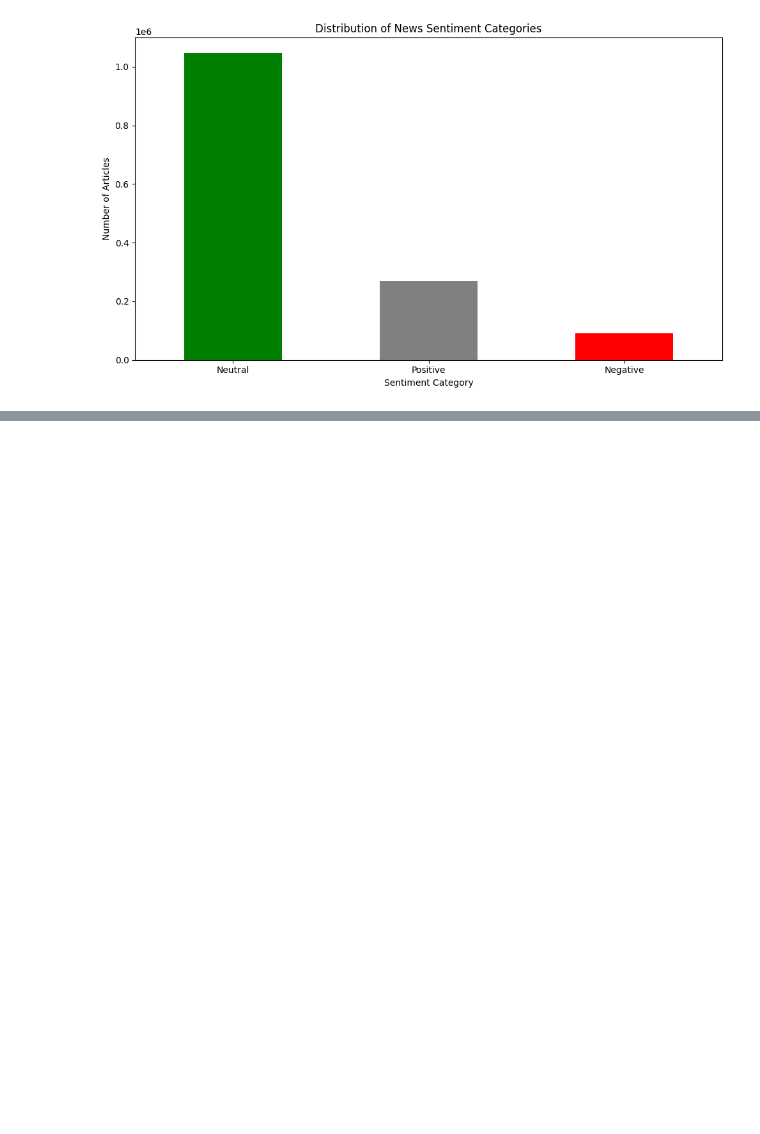
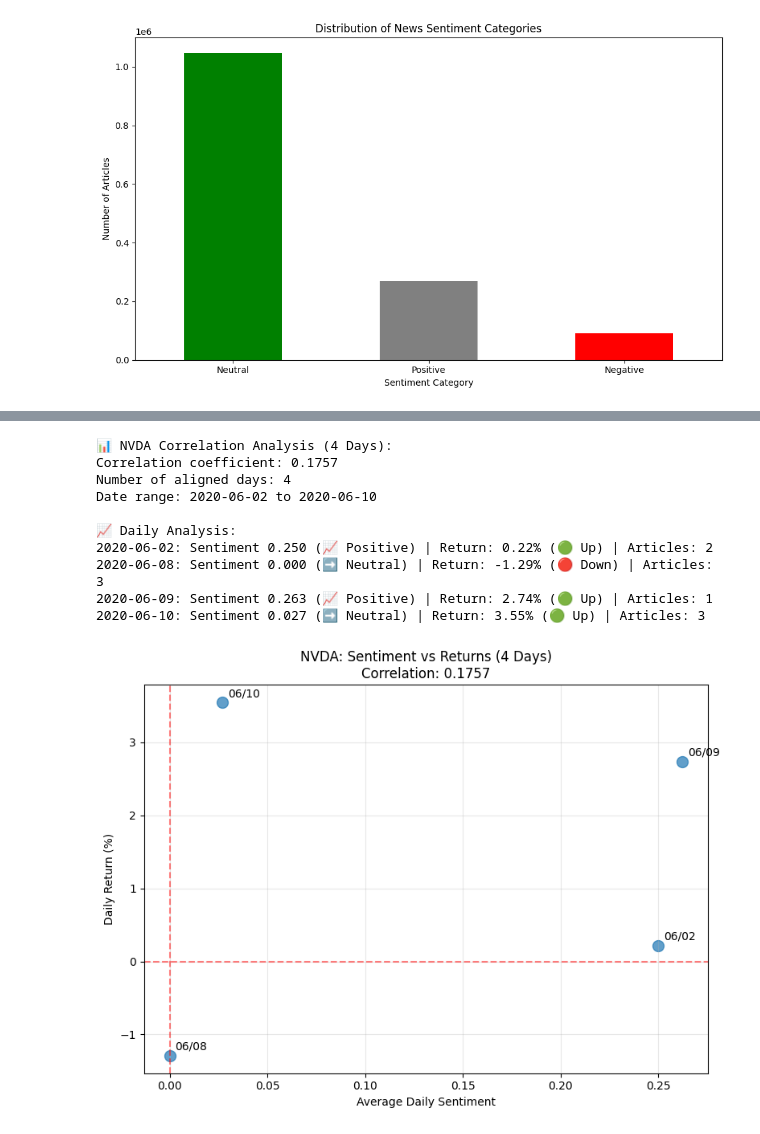
Before and after one commit to Josh747do/financial-news-analysis, a Jupyter notebook: notebooks/03_sentiment_correlation_analysis.ipynb, the cells around one changed output, grey strips where cells are left out. Cells and saved outputs as stored; diff of their text form; code cells hidden in the pictures; blank space fills up the shorter version.

Commit message:
complete Task 3 sentiment and correlation analysis with business insights

```diff
--- a/notebooks/03_sentiment_correlation_analysis.ipynb
+++ b/notebooks/03_sentiment_correlation_analysis.ipynb
@@ -111,12 +111,23 @@ Negative      90913
 Name: count, dtype: int64
 [figure]
 # %%
-# Cell 5: Prepare dates for alignment
+# Cell 5 (FIXED): Prepare dates for alignment
 print("📅 Preparing dates for alignment...")
 
-# Convert news dates (they're already datetime from Task 1)
-news_df['date'] = pd.to_datetime(news_df['date'])
-news_df['news_date'] = news_df['date'].dt.date  # Extract just the date part
+# Check the current date format
+print("Date column info:")
+print(f"Data type: {news_df['date'].dtype}")
+print(f"Sample dates: {news_df['date'].iloc[:5].tolist()}")
+
+# If dates are already datetime, we can use them directly
+if news_df['date'].dtype == 'object':
+    # They need conversion
+    news_df['date'] = pd.to_datetime(news_df['date'], errors='coerce', utc=True)
+else:
+    print("✅ Dates are already in datetime format")
+
+# Extract just the date part for alignment
+news_df['news_date'] = news_df['date'].dt.date
 
 print(f"News date range: {news_df['date'].min()} to {news_df['date'].max()}")
 print(f"Unique news dates: {news_df['news_date'].nunique()}")
@@ -127,0 +547,49 @@ print(sentiment_by_stock.head(15))
+# %%
+# Cell 15: Analyze the 4 days of NVDA data we have
+print("📊 NVDA Correlation Analysis (4 Days):")
+
+if len(nvda_improved) > 0:
+    # Calculate correlation
+    correlation = nvda_improved['avg_sentiment'].corr(nvda_improved['Daily_Return'])
+
+    print(f"Correlation coefficient: {correlation:.4f}")
+    print(f"Number of aligned days: {len(nvda_improved)}")
+    print(f"Date range: {nvda_improved['news_date'].min()} to {nvda_improved['news_date'].max()}")
+
+    # Create a detailed table
+    print("\n📈 Daily Analysis:")
+    for i, row in nvda_improved.iterrows():
+        sentiment_effect = "📈 Positive" if row['avg_sentiment'] > 0.1 else "📉 Negative" if row['avg_sentiment'] < -0.1 else "➡️ Neutral"
+        return_effect = "🟢 Up" if row['Daily_Return'] > 0 else "🔴 Down"
+        print(f"{row['news_date']}: Sentiment {row['avg_sentiment']:.3f} ({sentiment_effect}) | Return: {row['Daily_Return']:.2f}% ({return_effect}) | Articles: {row['article_count']}")
+
+    # Small scatter plot
+    plt.figure(figsize=(8, 6))
+    plt.scatter(nvda_improved['avg_sentiment'], nvda_improved['Daily_Return'], s=100, alpha=0.7)
+
+    # Add labels for each point
+    for i, row in nvda_improved.iterrows():
+        plt.annotate(row['news_date'].strftime('%m/%d'),
+                    (row['avg_sentiment'], row['Daily_Return']),
+                    xytext=(5, 5), textcoords='offset points')
+
+    plt.xlabel('Average Daily Sentiment')
+    plt.ylabel('Daily Return (%)')
+    plt.title(f'NVDA: Sentiment vs Returns (4 Days)\nCorrelation: {correlation:.4f}')
+    plt.axhline(y=0, color='red', linestyle='--', alpha=0.5)
+    plt.axvline(x=0, color='red', linestyle='--', alpha=0.5)
+    plt.grid(True, alpha=0.3)
+    plt.tight_layout()
+    plt.show()
+# %% [output]
+📊 NVDA Correlation Analysis (4 Days):
+Correlation coefficient: 0.1757
+Number of aligned days: 4
+Date range: 2020-06-02 to 2020-06-10
+
+📈 Daily Analysis:
+2020-06-02: Sentiment 0.250 (📈 Positive) | Return: 0.22% (🟢 Up) | Articles: 2
+2020-06-08: Sentiment 0.000 (➡️ Neutral) | Return: -1.29% (🔴 Down) | Articles: 3
+2020-06-09: Sentiment 0.263 (📈 Positive) | Return: 2.74% (🟢 Up) | Articles: 1
+2020-06-10: Sentiment 0.027 (➡️ Neutral) | Return: 3.55% (🟢 Up) | Articles: 3
+[figure, added]
```
Also changed, not shown: parts of 13 cells of this notebook.
